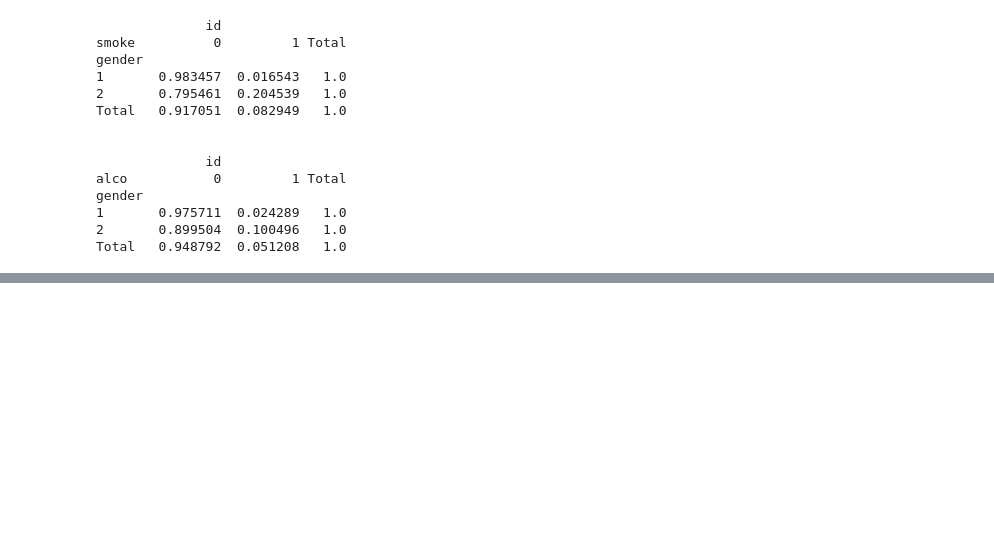
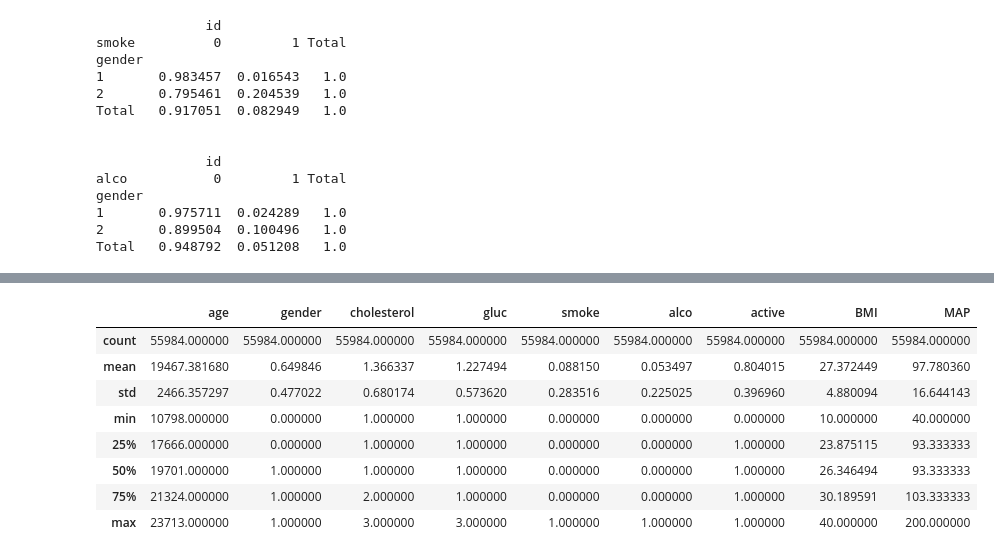
Before and after one commit to afazhou/Diabetes-prediction-by-machine-learning, a Jupyter notebook: data_EDA.ipynb, the cells around one changed output, grey strips where cells are left out. Saved outputs shown, nothing was run; the diff lists cells and outputs as text; code cells hidden in the pictures; blank space fills up the shorter version.

```diff
--- a/data_EDA.ipynb
+++ b/data_EDA.ipynb
@@ -289,7 +302,10 @@ cardio_cat = cardio["gender"]
 
 
 cardio_cat_1hot = onehotencoder.fit_transform(cardio_cat.values.reshape(-1, 1))
-print(cardio_cat_1hot.toarray())
+# 用新生成的onehotcode更新gender属性的时候，要使用toarray()，否则会是乱码
+cardio["gender"] = cardio_cat_1hot.toarray()
+
+# print(cardio["gender"])
 
 # 书上说下面这种好用，结果实践起来不好用，还是上面的好
 # from sklearn.preprocessing import LabelBinarizer
@@ -309,0 +319,7 @@ In case you used a LabelEncoder before this OneHotEncoder to convert the categor
+# %%
+# 将异常值替换为上限值或者下限值
+
+cardio['BMI'][cardio['BMI']<10] = 10
+cardio['BMI'][cardio['BMI']>40] = 40
+cardio['MAP'][cardio['MAP']<40] = 40
+cardio['MAP'][cardio['MAP']>200] = 200
@@ -309,0 +342,12 @@ In case you used a LabelEncoder before this OneHotEncoder to convert the categor
+# %%
+cardio.describe()
+# %% [output]
+|  | age | gender | cholesterol | gluc | smoke | alco | active | BMI | MAP |
+| count | 55984.000000 | 55984.000000 | 55984.000000 | 55984.000000 | 55984.000000 | 55984.000000 | 55984.000000 | 55984.000000 | 55984.000000 |
+| mean | 19467.381680 | 0.649846 | 1.366337 | 1.227494 | 0.088150 | 0.053497 | 0.804015 | 27.372449 | 97.780360 |
+| std | 2466.357297 | 0.477022 | 0.680174 | 0.573620 | 0.283516 | 0.225025 | 0.396960 | 4.880094 | 16.644143 |
+| min | 10798.000000 | 0.000000 | 1.000000 | 1.000000 | 0.000000 | 0.000000 | 0.000000 | 10.000000 | 40.000000 |
+| 25% | 17666.000000 | 0.000000 | 1.000000 | 1.000000 | 0.000000 | 0.000000 | 1.000000 | 23.875115 | 93.333333 |
+| 50% | 19701.000000 | 1.000000 | 1.000000 | 1.000000 | 0.000000 | 0.000000 | 1.000000 | 26.346494 | 93.333333 |
+| 75% | 21324.000000 | 1.000000 | 2.000000 | 1.000000 | 0.000000 | 0.000000 | 1.000000 | 30.189591 | 103.333333 |
+| max | 23713.000000 | 1.000000 | 3.000000 | 3.000000 | 1.000000 | 1.000000 | 1.000000 | 40.000000 | 200.000000 |
```
Also changed, not shown: parts of 20 cells of this notebook.
